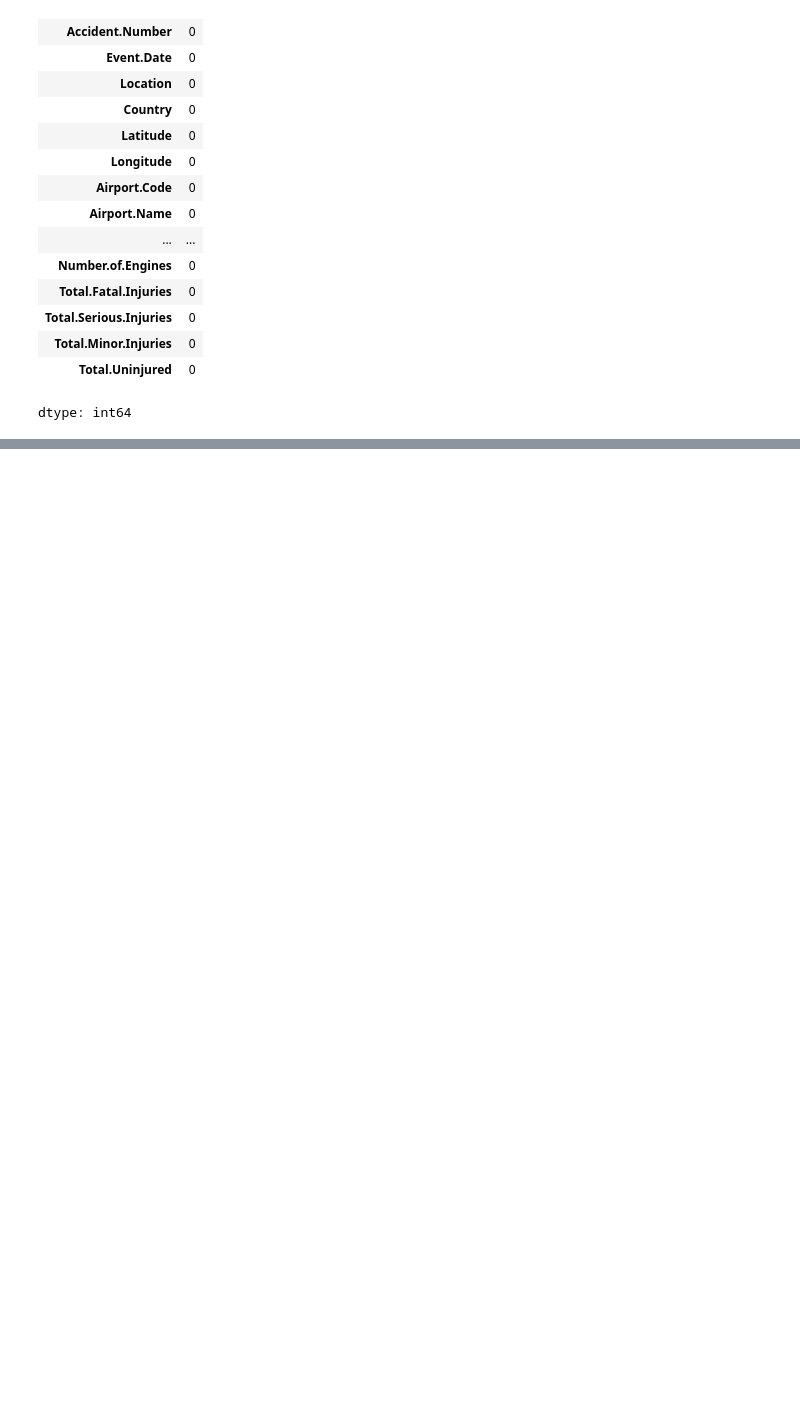
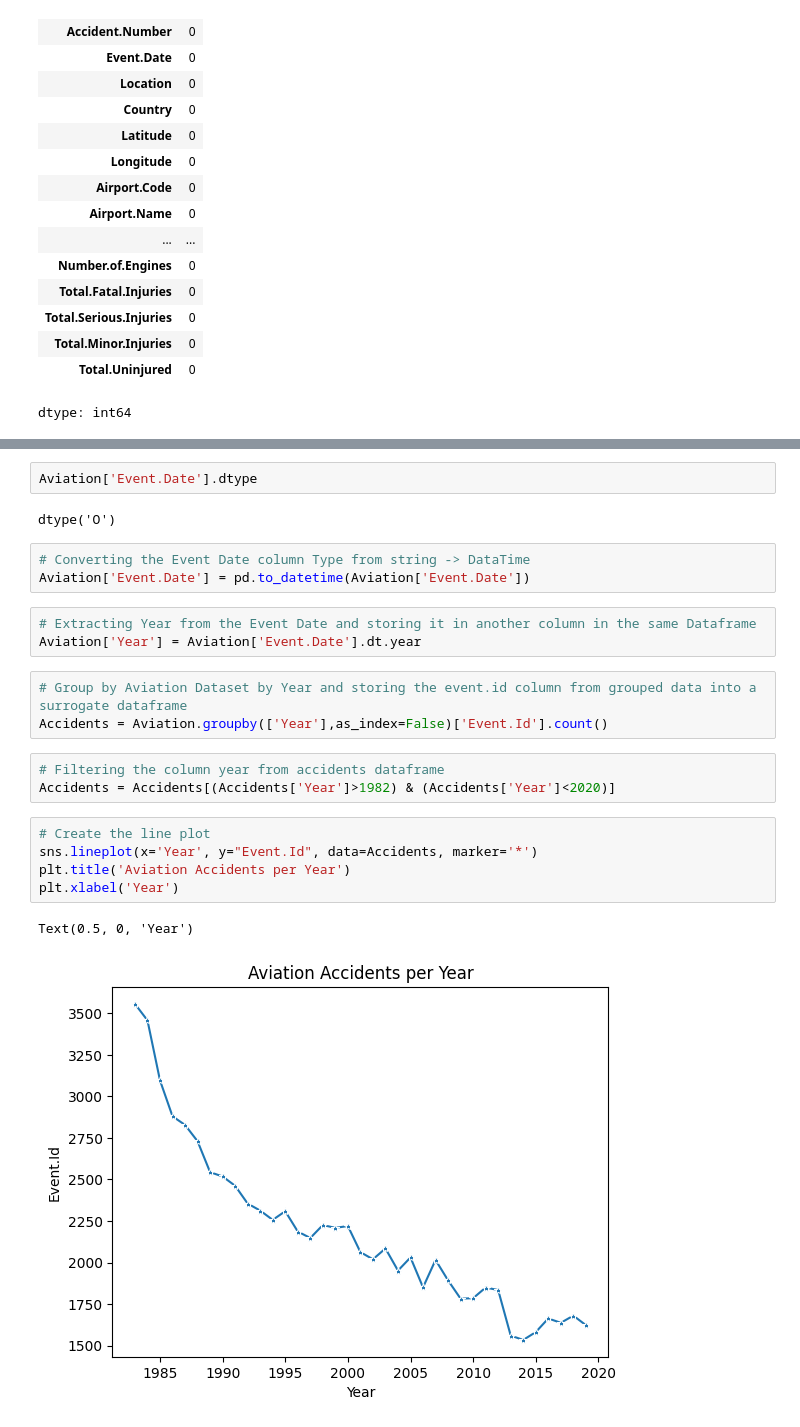
Before and after one commit to thisaraniNJ/Aircraft_Damage_Prediction, a Jupyter notebook: Aircraft_Damage_Prediction.ipynb, the cells around one changed output, grey strips where cells are left out. Drawn from its saved outputs; the diff is of its cells as text; blank space fills up the shorter version.

```diff
--- a/Aircraft_Damage_Prediction.ipynb
+++ b/Aircraft_Damage_Prediction.ipynb
@@ -287,0 +331,24 @@ dtype: int64
+# %%
+Aviation['Event.Date'].dtype
+# %% [output]
+dtype('O')
+# %%
+# Converting the Event Date column Type from string -> DataTime
+Aviation['Event.Date'] = pd.to_datetime(Aviation['Event.Date'])
+# %%
+# Extracting Year from the Event Date and storing it in another column in the same Dataframe
+Aviation['Year'] = Aviation['Event.Date'].dt.year
+# %%
+# Group by Aviation Dataset by Year and storing the event.id column from grouped data into a surrogate dataframe
+Accidents = Aviation.groupby(['Year'],as_index=False)['Event.Id'].count()
+# %%
+# Filtering the column year from accidents dataframe
+Accidents = Accidents[(Accidents['Year']>1982) & (Accidents['Year']<2020)]
+# %%
+# Create the line plot
+sns.lineplot(x='Year', y="Event.Id", data=Accidents, marker='*')
+plt.title('Aviation Accidents per Year')
+plt.xlabel('Year')
+# %% [output]
+Text(0.5, 0, 'Year')
+[figure, added]
```
Also changed, not shown: parts of 43 cells of this notebook.
